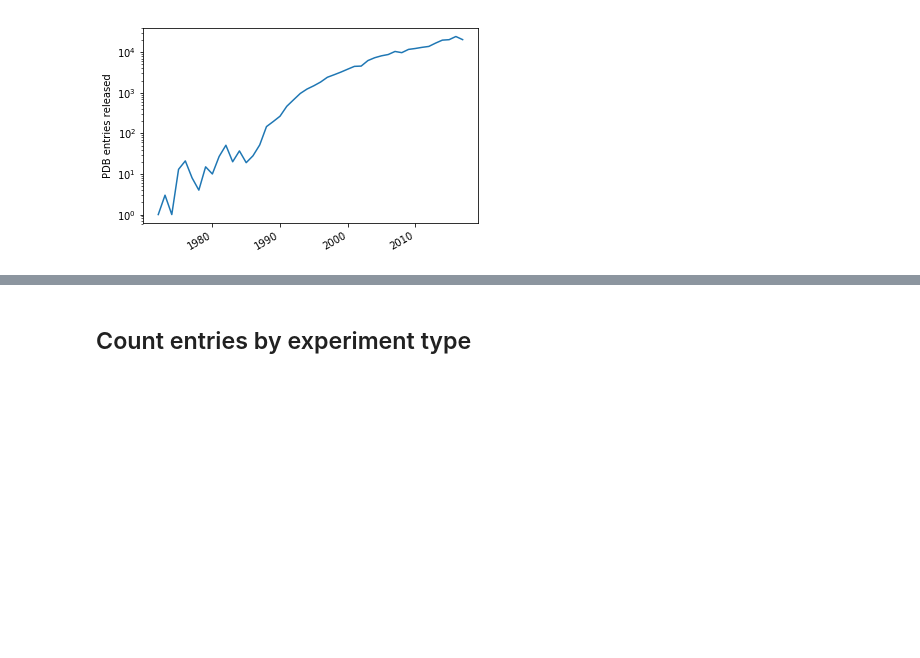
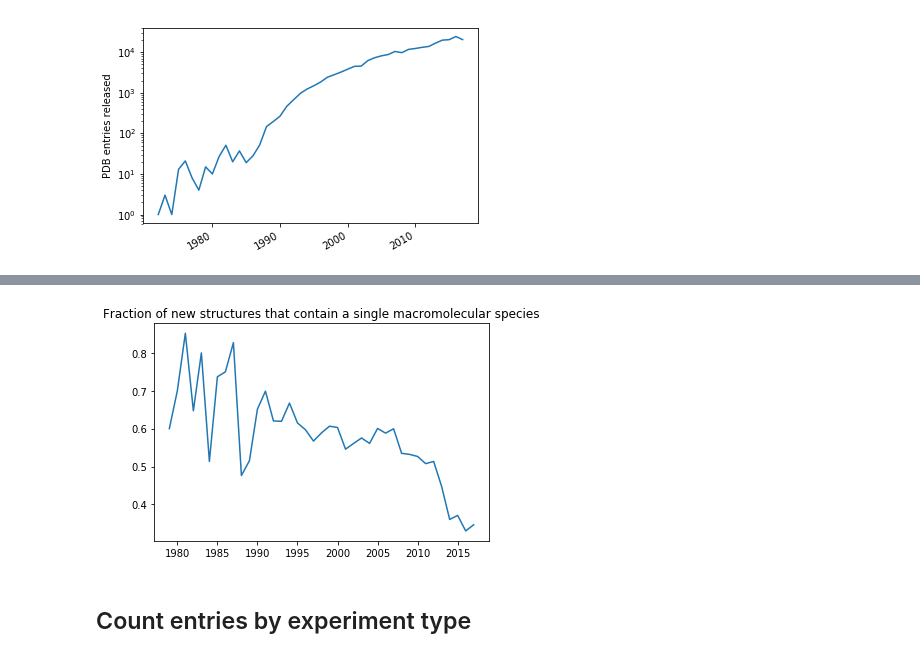
Before and after one commit to PDBeurope/PDBe_Programming, a Jupyter notebook: search_interface/notebooks/LifeCycle.ipynb, the cells around one changed output, grey strips where cells are left out. Cells and saved outputs as stored; diff of their text form; code cells hidden in the pictures; blank space fills up the shorter version.

Commit message:
homomeric v. heteromeric

```diff
--- a/search_interface/notebooks/LifeCycle.ipynb
+++ b/search_interface/notebooks/LifeCycle.ipynb
@@ -36,3 +99,29 @@ plt.show()
+# %%
+import pandas
+
+rows = []
+for bucket in response.raw_content['facets']['deposition_year']['buckets']:
+    year = bucket['val']
+    total = bucket['count']
+    if total > 0:
+        for bbucket in bucket['homo_hetero']['buckets']:
+            hh = bbucket['val']
+            for bbbucket in bbucket['facet']['buckets']:
+                rows.append({ 'year': int(year), 'hh':hh, 'mm': bbbucket['val'], 'c':bbbucket['count'] })
+
+df = pandas.DataFrame(rows)
+df = df[df.year>1977]
+years = sorted(set(df.year))
+
+homomeric = df[df.hh=='homo'].groupby('year').sum()
+heteromeric = df[df.hh=='hetero'].groupby('year').sum()
+
+plt.figure()
+plt.plot(years, homomeric/(homomeric+heteromeric) )
+plt.title('Fraction of new structures that contain a single macromolecular species')
+plt.show()
+# %% [output]
+[figure, added]
 # %% [markdown]
 ## Count entries by experiment type
 # %% [markdown]
```
Also changed, not shown: parts of 7 cells of this notebook.
